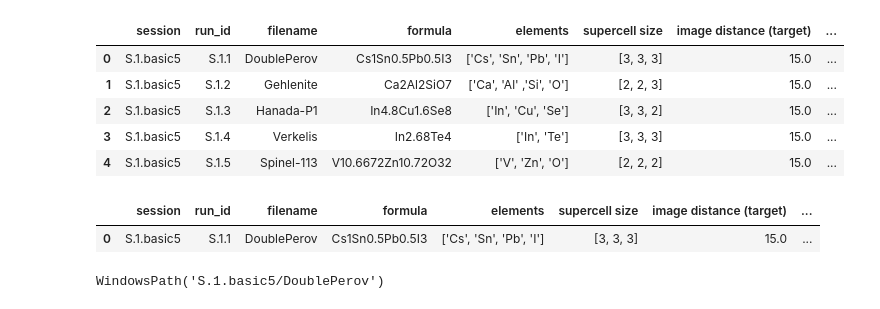
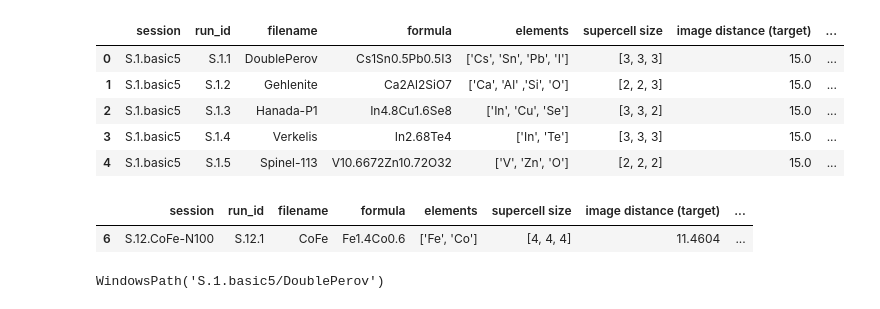
Before and after one commit to andypaulchen/virp, a Jupyter notebook: database_demo/Postprocessing Demo.ipynb, the cells around one changed output. Cells and saved outputs as stored; diff of their text form; code cells hidden in the pictures.

```diff
--- a/database_demo/Postprocessing Demo.ipynb
+++ b/database_demo/Postprocessing Demo.ipynb
@@ -16,11 +54,11 @@ df_scrambam.head()
 | 3 | S.1.basic5 | S.1.4 | Verkelis | In2.68Te4 | ['In', 'Te'] | [3, 3, 3] | 15.0 | ... |
 | 4 | S.1.basic5 | S.1.5 | Spinel-113 | V10.6672Zn10.72O32 | ['V', 'Zn', 'O'] | [2, 2, 2] | 15.0 | ... |
 # %%
-this_run = "S.1.1"
+this_run = "S.12.1"
 df_scrambam.loc[df_scrambam['run_id'] == this_run]
 # %% [output]
 |  | session | run_id | filename | formula | elements | supercell size | image distance (target) | ... |
-| 0 | S.1.basic5 | S.1.1 | DoublePerov | Cs1Sn0.5Pb0.5I3 | ['Cs', 'Sn', 'Pb', 'I'] | [3, 3, 3] | 15.0 | ... |
+| 6 | S.12.CoFe-N100 | S.12.1 | CoFe | Fe1.4Co0.6 | ['Fe', 'Co'] | [4, 4, 4] | 11.4604 | ... |
 # %%
 from virp.database import GetPath
 GetPath(df_scrambam, "S.1.1")
```
Also changed, not shown: parts of 4 cells of this notebook, 11 other files.
